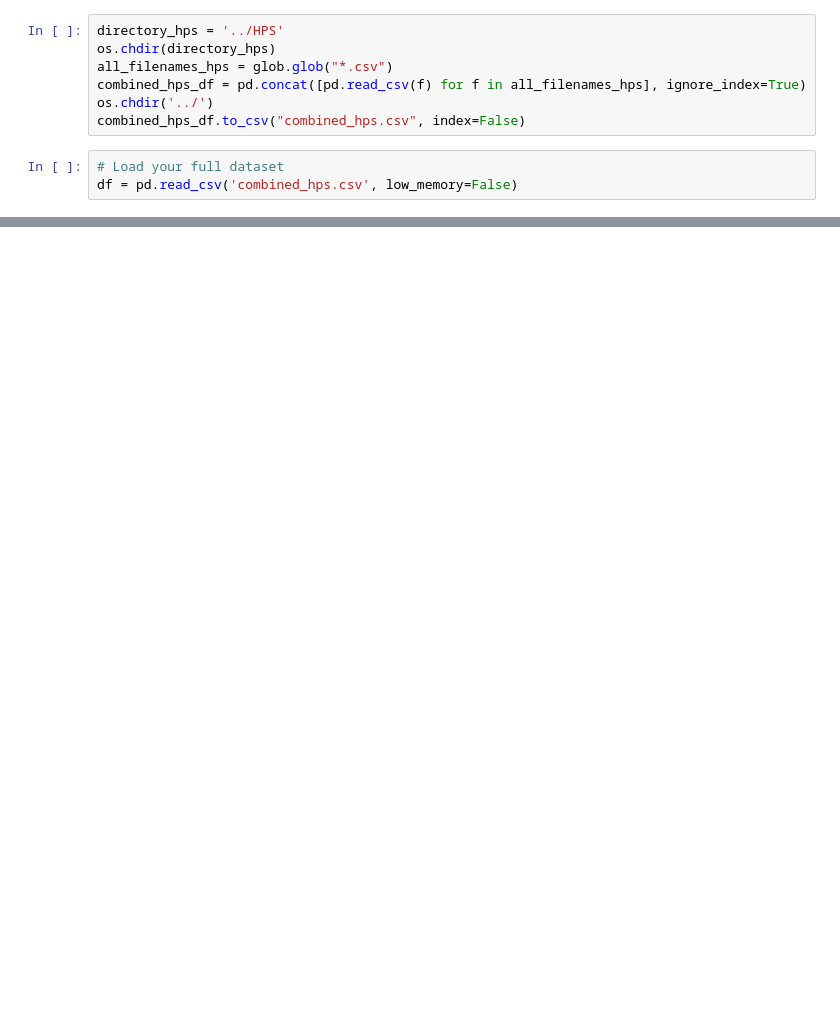
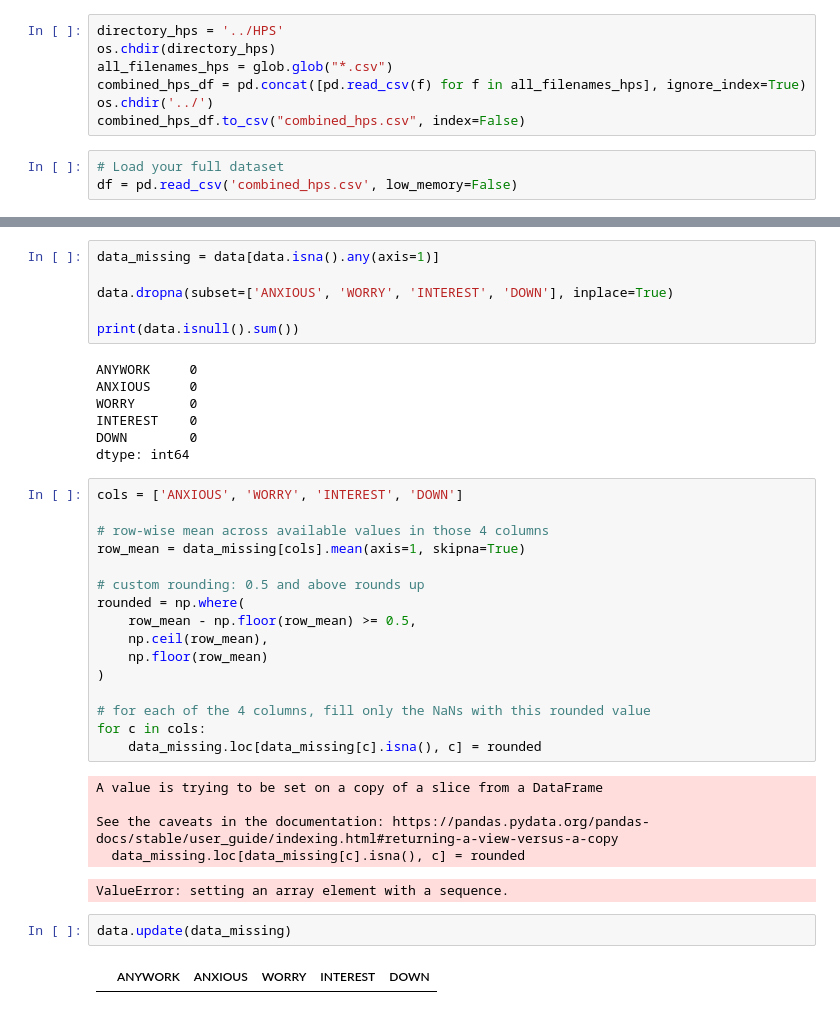
Before and after one commit to khushi080701/Final_Project_Foundations_Of_Data_Science, a Jupyter notebook: Final_Project.ipynb, the cells around one changed output, grey strips where cells are left out. Cells and saved outputs as stored; diff of their text form; blank space fills up the shorter version.

```diff
--- a/Final_Project.ipynb
+++ b/Final_Project.ipynb
@@ -101,0 +111,39 @@ dtype: int64
+# %%
+data_missing = data[data.isna().any(axis=1)]
+
+data.dropna(subset=['ANXIOUS', 'WORRY', 'INTEREST', 'DOWN'], inplace=True)
+
+print(data.isnull().sum())
+# %% [output]
+ANYWORK     0
+ANXIOUS     0
+WORRY       0
+INTEREST    0
+DOWN        0
+dtype: int64
+# %%
+cols = ['ANXIOUS', 'WORRY', 'INTEREST', 'DOWN']
+
+# row-wise mean across available values in those 4 columns
+row_mean = data_missing[cols].mean(axis=1, skipna=True)
+
+# custom rounding: 0.5 and above rounds up
+rounded = np.where(
+    row_mean - np.floor(row_mean) >= 0.5,
+    np.ceil(row_mean),
+    np.floor(row_mean)
+)
+
+# for each of the 4 columns, fill only the NaNs with this rounded value
+for c in cols:
+    data_missing.loc[data_missing[c].isna(), c] = rounded
+# %% [output]
+A value is trying to be set on a copy of a slice from a DataFrame
+
+See the caveats in the documentation: https://pandas.pydata.org/pandas-docs/stable/user_guide/indexing.html#returning-a-view-versus-a-copy
+  data_missing.loc[data_missing[c].isna(), c] = rounded
+ValueError: setting an array element with a sequence.
+# %%
+data.update(data_missing)
+# %% [output]
+|  | ANYWORK | ANXIOUS | WORRY | INTEREST | DOWN |
```
Also changed, not shown: parts of 23 cells of this notebook, 3 other files.
